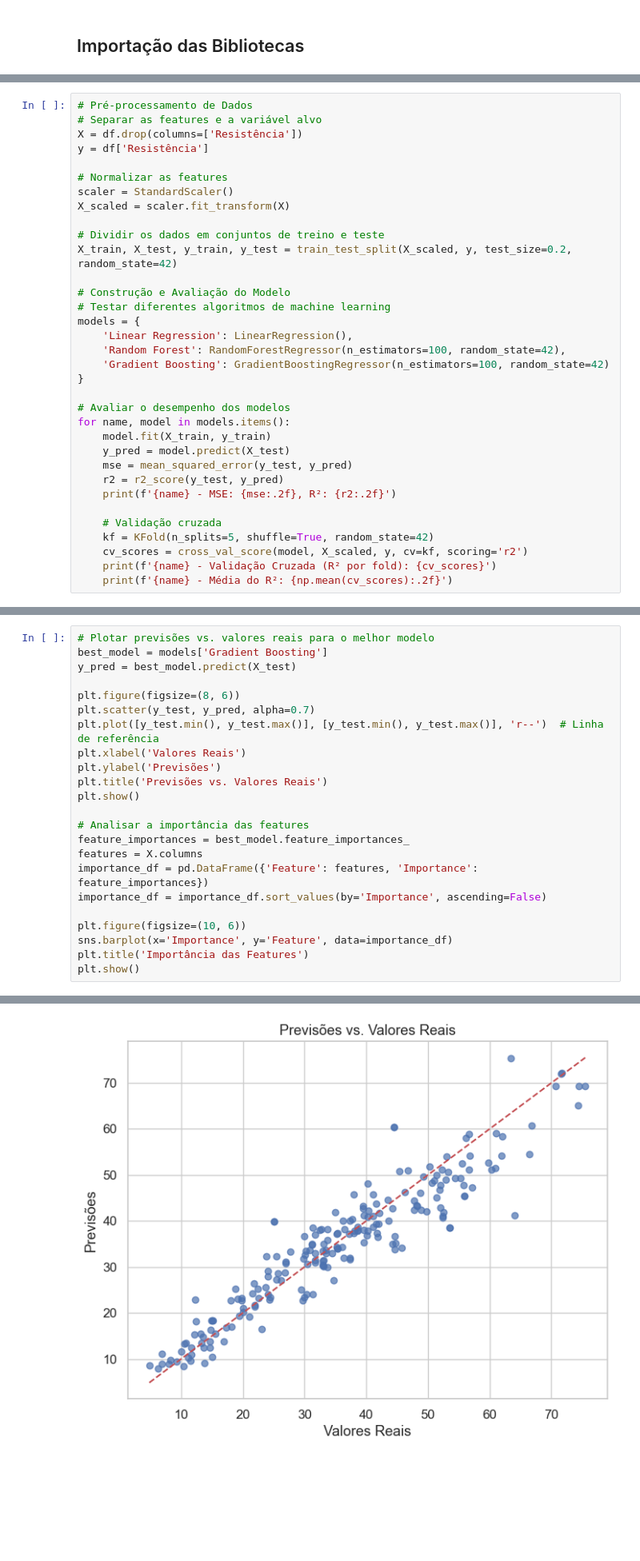
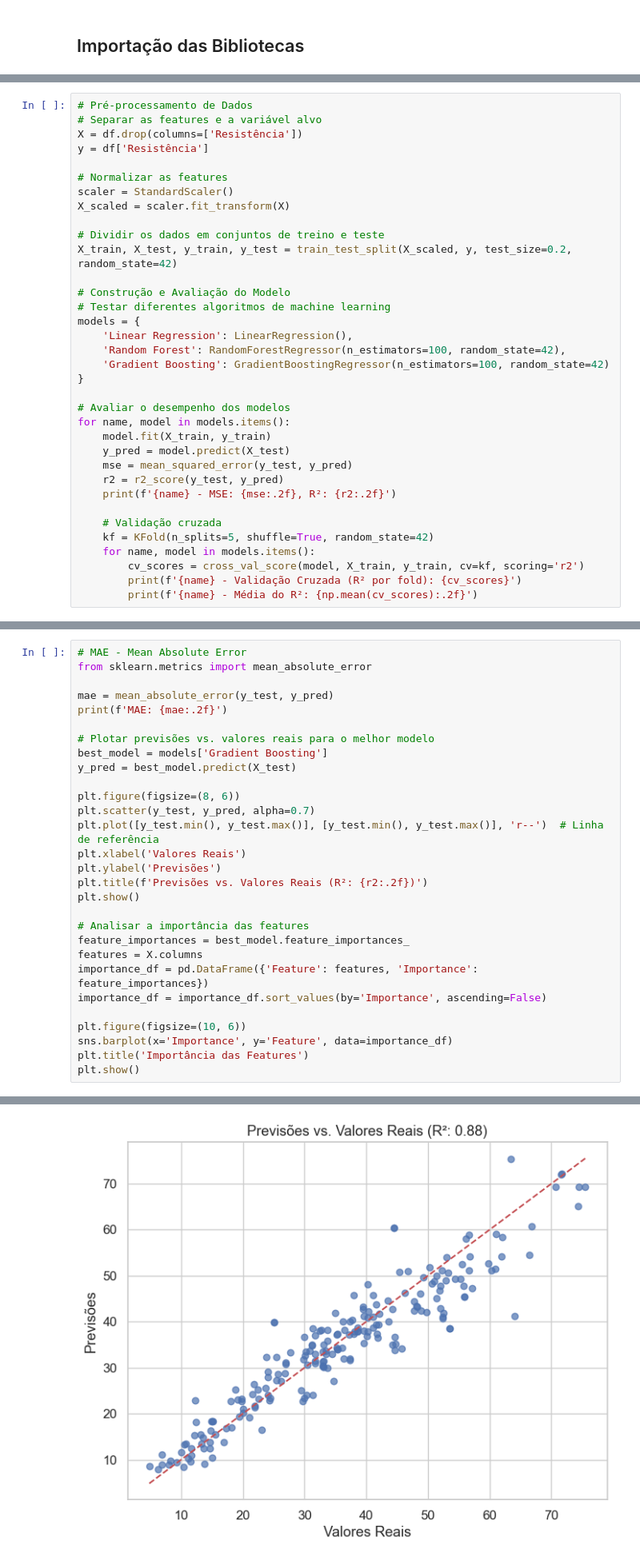
Before and after one commit to rafaeeo/Concrete_prediction, a Jupyter notebook: Concrete_Project.ipynb, the cells around one changed output, grey strips where cells are left out. Shown at 80% size. Cells and saved outputs as stored; diff of their text form; blank space fills up the shorter version.

```diff
--- a/Concrete_Project.ipynb
+++ b/Concrete_Project.ipynb
@@ -187,8 +212,9 @@ for name, model in models.items():
 
     # Validação cruzada
     kf = KFold(n_splits=5, shuffle=True, random_state=42)
-    cv_scores = cross_val_score(model, X_scaled, y, cv=kf, scoring='r2')
-    print(f'{name} - Validação Cruzada (R² por fold): {cv_scores}')
-    print(f'{name} - Média do R²: {np.mean(cv_scores):.2f}')
+    for name, model in models.items():
+        cv_scores = cross_val_score(model, X_train, y_train, cv=kf, scoring='r2')
+        print(f'{name} - Validação Cruzada (R² por fold): {cv_scores}')
+        print(f'{name} - Média do R²: {np.mean(cv_scores):.2f}')
 # %% [output]
 Linear Regression - MSE: 95.98, R²: 0.63
@@ -206,4 +243,10 @@ Para o melhor modelo (Gradient Boosting), plotamos gráficos de dispersão das p
 # %%
+# MAE - Mean Absolute Error
+from sklearn.metrics import mean_absolute_error
+
+mae = mean_absolute_error(y_test, y_pred)
+print(f'MAE: {mae:.2f}')
+
 # Plotar previsões vs. valores reais para o melhor modelo
 best_model = models['Gradient Boosting']
 y_pred = best_model.predict(X_test)
@@ -213,7 +256,7 @@ plt.scatter(y_test, y_pred, alpha=0.7)
 plt.plot([y_test.min(), y_test.max()], [y_test.min(), y_test.max()], 'r--')  # Linha de referência
 plt.xlabel('Valores Reais')
 plt.ylabel('Previsões')
-plt.title('Previsões vs. Valores Reais')
+plt.title(f'Previsões vs. Valores Reais (R²: {r2:.2f})')
 plt.show()
 
 # Analisar a importância das features
@@ -230,2 +274,2 @@ plt.show()
-[figure, old version]
+[figure, new version]
 [figure]
```
Also changed, not shown: parts of 12 cells of this notebook.
